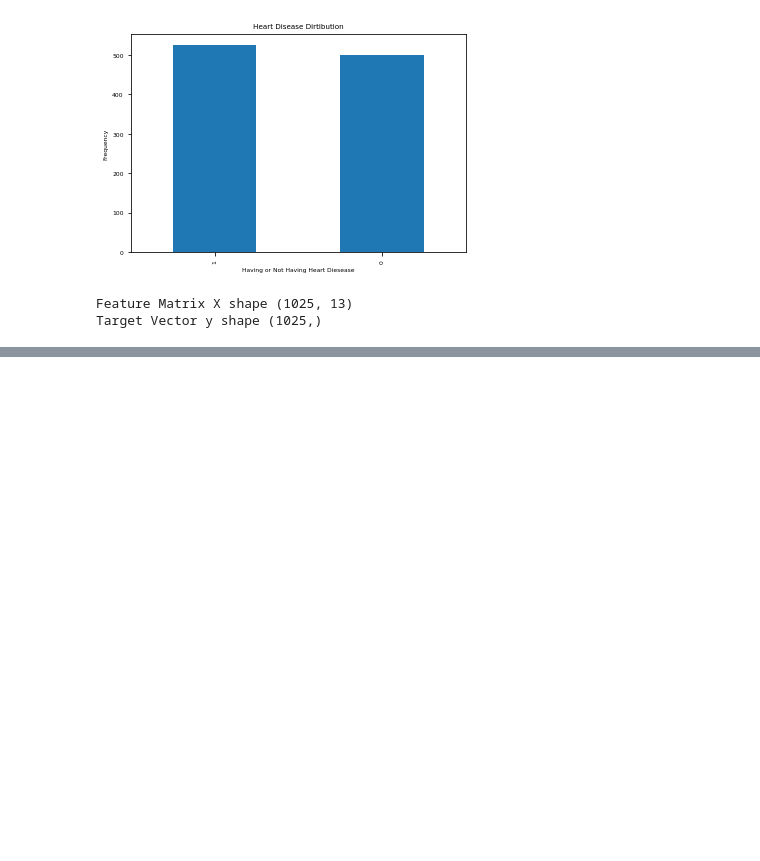
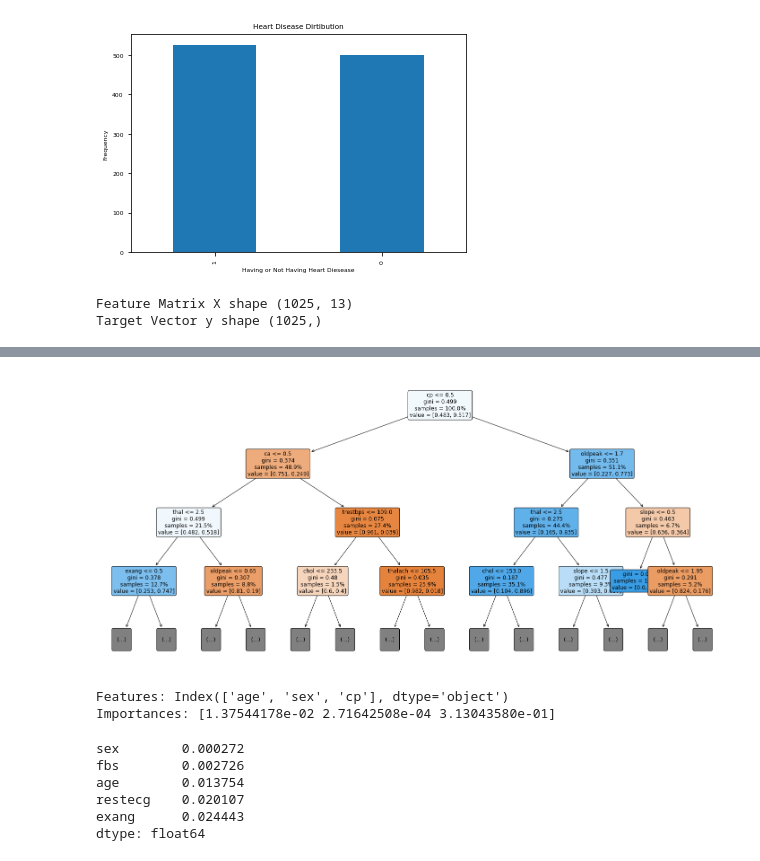
Before and after one commit to shayankhanani/data-science-jawan-pakistan, a Jupyter notebook: final-assignment/Final Assignment.ipynb, the cells around one changed output, grey strips where cells are left out. Cells and saved outputs as stored; diff of their text form; code cells hidden in the pictures; blank space fills up the shorter version.

```diff
--- a/final-assignment/Final Assignment.ipynb
+++ b/final-assignment/Final Assignment.ipynb
@@ -117,0 +139,35 @@ test_acc
+# %%
+# Create larger figure
+fig, ax = plt.subplots(figsize=(25, 12))
+# Plot tree
+plot_tree(
+    decision_tree=model,
+    feature_names=X_train.columns,
+    filled=True,  # Color leaf with class
+    rounded=True,  # Round leaf edges
+    proportion=True,  # Display proportion of classes in leaf
+    max_depth=3,  # Only display first 3 levels
+    fontsize=12,  # Enlarge font
+    ax=ax,  # Place in figure axis
+);
+# %% [output]
+[figure, added]
+# %%
+features = X_train.columns
+importances = model.feature_importances_
+
+print("Features:", features[:3])
+print("Importances:", importances[:3])
+# %% [output]
+Features: Index(['age', 'sex', 'cp'], dtype='object')
+Importances: [1.37544178e-02 2.71642508e-04 3.13043580e-01]
+# %%
+feat_imp = pd.Series(importances, index=features).sort_values()
+feat_imp.head()
+# %% [output]
+sex        0.000272
+fbs        0.002726
+age        0.013754
+restecg    0.020107
+exang      0.024443
+dtype: float64
```
Also changed, not shown: parts of 16 cells of this notebook.
